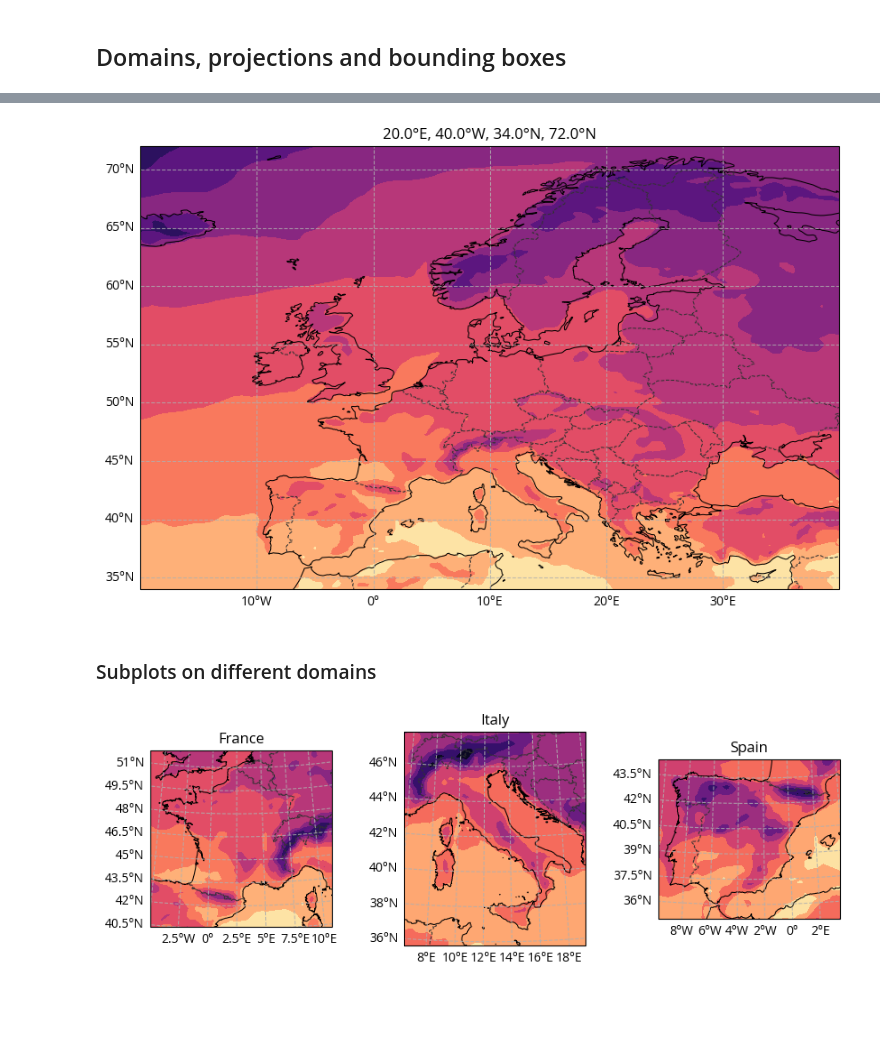
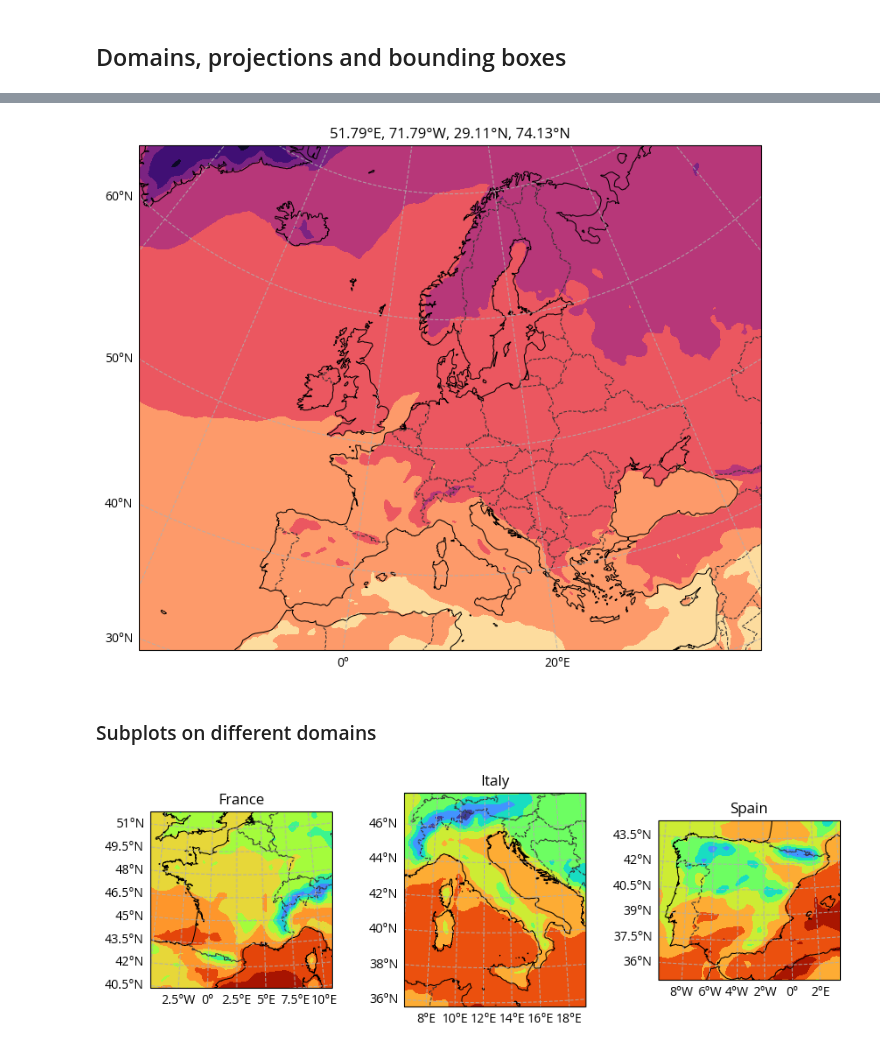
Before and after one commit to ecmwf/earthkit-maps, a Jupyter notebook: docs/examples/domains-bboxes.ipynb, the cells around one changed output, grey strips where cells are left out. Cells and saved outputs as stored; diff of their text form; code cells hidden in the pictures; blank space fills up the shorter version.

```diff
--- a/docs/examples/domains-bboxes.ipynb
+++ b/docs/examples/domains-bboxes.ipynb
@@ -29,18 +31,20 @@ chart.show()
 # %%
 EUROPE_BBOX = (-20, 40, 34, 72)
 
-chart = Chart(domain=EUROPE_BBOX, crs=ccrs.PlateCarree())
+chart = Chart(domain=EUROPE_BBOX)
 chart.shaded_contour(data)
 chart.coastlines()
 chart.borders()
 chart.gridlines()
 chart.subplot_titles("{domain}")
 chart.show()
 # %% [output]
-[figure, old version]
+[figure, new version]
 # %% [markdown]
 ### Subplots on different domains
 # %%
+earthkit.maps.schema.set(cmap="turbo")
+
 chart = Chart(nrows=1, ncols=3, wspace=0.4)
 
 chart.add_subplot(domain="France")
@@ -56,4 +60,4 @@ chart.subplot_titles("{domain}")
 
 chart.show()
 # %% [output]
-[figure, old version]
+[figure, new version]
```
Also changed, not shown: parts of 2 cells of this notebook, 11 other files.
